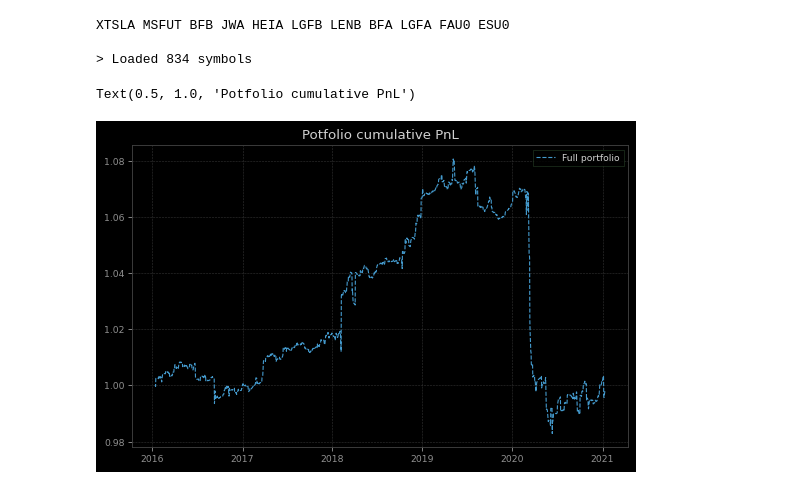
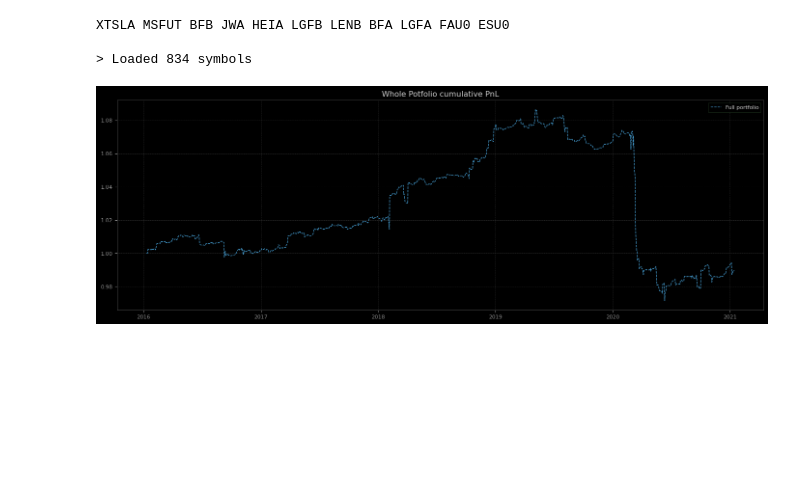
Before and after one commit to dmarienko/QuantTradingResearch, a Jupyter notebook: models/1. Daily Gaps Research.ipynb, the cells around one changed output. Cells and saved outputs as stored; diff of their text form; code cells hidden in the pictures; blank space fills up the shorter version.

```diff
--- a/models/1. Daily Gaps Research.ipynb
+++ b/models/1. Daily Gaps Research.ipynb
@@ -121,7 +121,7 @@ trade_gaps('ETHUSDT', M, 2);
 # %% [markdown]
 Now let's see how it performs on every symbol we have in data and what if we'd trade equal weighted portfolio.
 # %%
-def run_tests(instrument, data, Vt, verbose=True):
+def run_tests(instrument, data, Vt, train=0.7, verbose=True):
     ds = data[instrument]
     gaps = ds.open / ds.close.shift(1) - 1
     dsg = scols(ds, gaps.rename('gap'), (ds.close/ds.open - 1).rename('ret'))
@@ -133,7 +133,8 @@ def run_tests(instrument, data, Vt, verbose=True):
                         dsg.gap,
                         dsg.gap.rolling(period).std(),
                         names=[ 'gap',  'gapVolatility', ]), keys=['Y', 'X']).dropna()
-        lm = OLS(M.Y, M.X).fit()
+        train_len = int(len(M) * train)
+        lm = OLS(M.Y[:train_len], M.X[:train_len]).fit()
         t = lm.summary2()
         sv = t.tables[1].loc['gapVolatility']['P>|t|']
         if sv < min_sign:
@@ -148,7 +149,7 @@ fig(18, 6)
 eqts = {}
 
 for i in data.keys():
-    eqts[i] = run_tests(i, data, 1.8)
+    eqts[i] = run_tests(i, data, 1.8, train=0.25)
 # plt.plot( (pd.DataFrame.from_dict(eqts).fillna(0).sum(axis=1) + 1).cumprod(), label='Full portfolio', lw=2, ls='--' )
 plt.plot((pd.DataFrame.from_dict(eqts).fillna(0).mean(axis=1) + 1).cumprod(), label='Full portfolio', lw=2, ls='--' )
 plt.legend();
@@ -179,8 +181,8 @@ for i in tqdm(data.keys()):
 plt.legend();
 # %%
+fig(18, 6)
 plt.plot((pd.DataFrame.from_dict(eqts).fillna(0).mean(axis=1) + 1).cumprod(), label='Full portfolio', lw=1, ls='--' )
 plt.legend()
-plt.title('Potfolio cumulative PnL');
+plt.title('Whole Potfolio cumulative PnL');
 # %% [output]
-Text(0.5, 1.0, 'Potfolio cumulative PnL')
-[figure, old version]
+[figure, new version]
```
Also changed, not shown: parts of 4 cells of this notebook.
